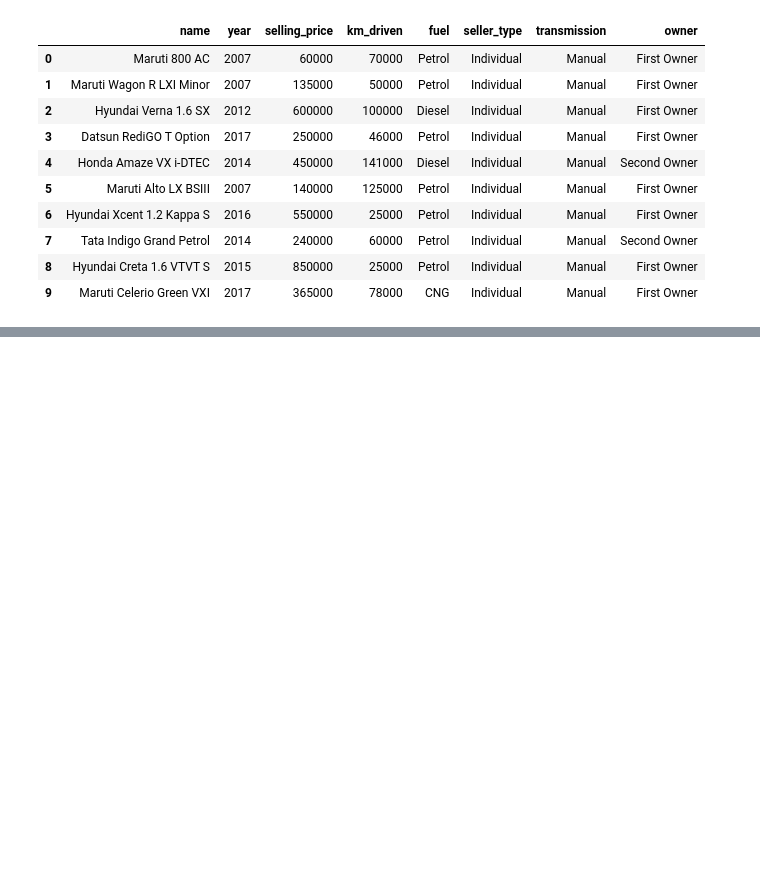
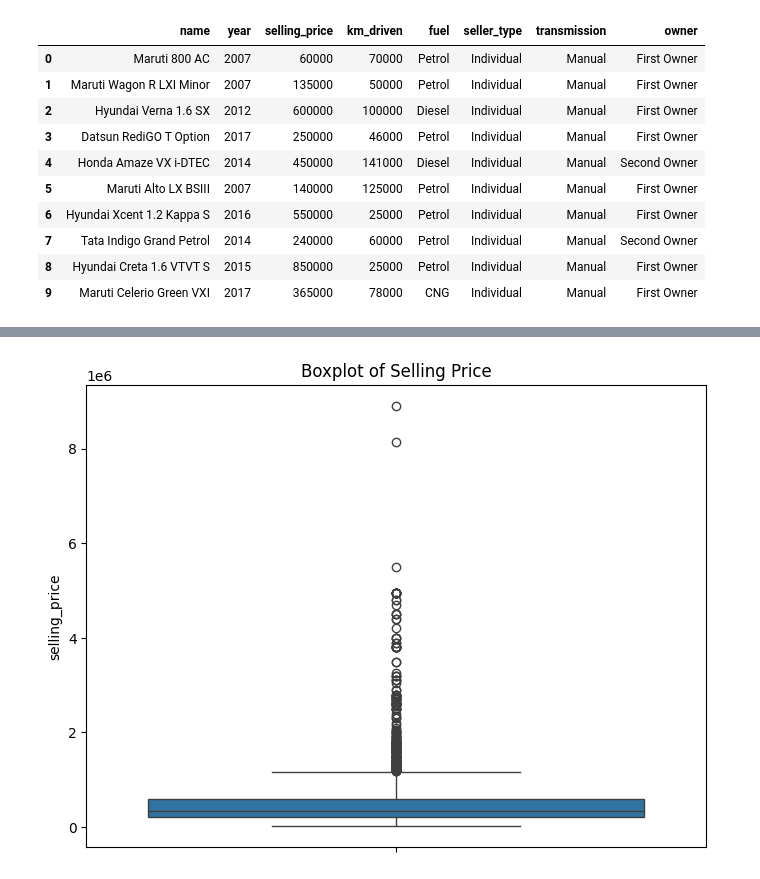
Before and after one commit to ArihantJain007/Vehicle-Price-Prediction, a Jupyter notebook: notebooks/baseline.ipynb, the cells around one changed output, grey strips where cells are left out. Cells and saved outputs as stored; diff of their text form; code cells hidden in the pictures; blank space fills up the shorter version.

```diff
--- a/notebooks/baseline.ipynb
+++ b/notebooks/baseline.ipynb
@@ -20,0 +92,7 @@ raw_df.head(10)
+# %%
+plt.figure(figsize=(8,6))
+sns.boxplot(y=raw_df['selling_price'])
+plt.title('Boxplot of Selling Price')
+plt.show()
+# %% [output]
+[figure, added]
```
Also changed, not shown: parts of 23 cells of this notebook.
